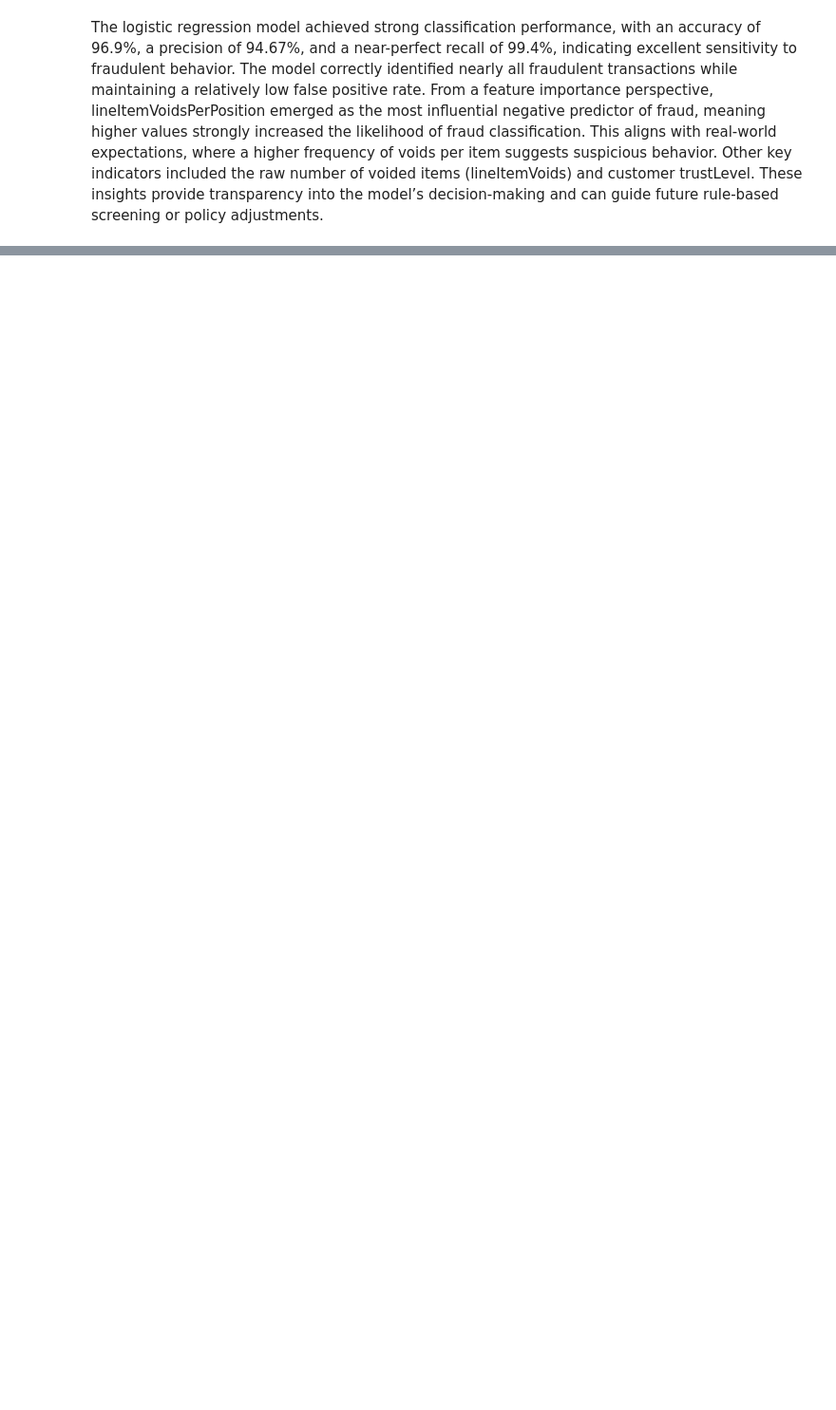
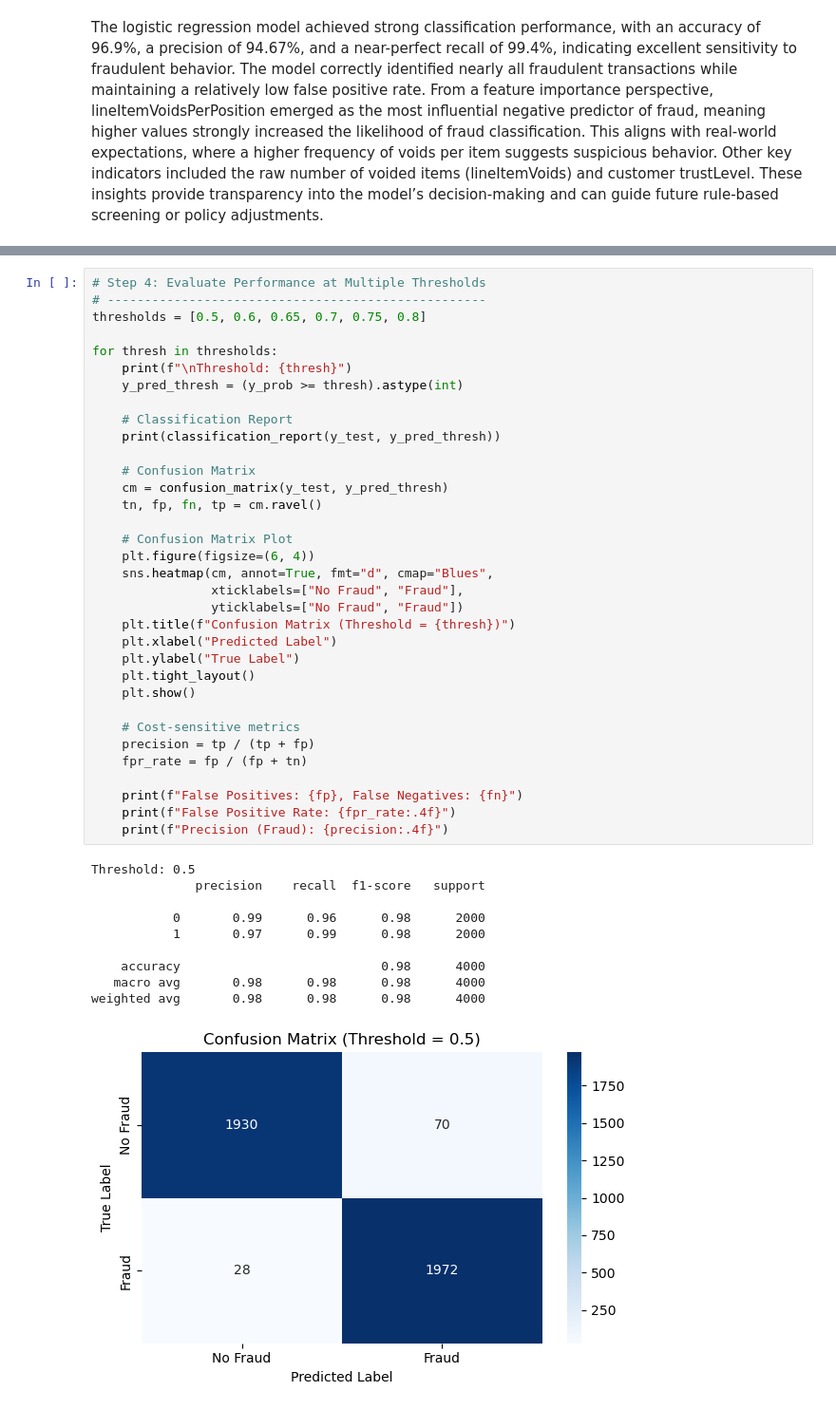
Before and after one commit to ryan1480/Analytics_Project, a Jupyter notebook: Code/Logistic Regression Model.ipynb, the cells around one changed output, grey strips where cells are left out. Shown at 95% size. Saved outputs shown, nothing was run; the diff lists cells and outputs as text; blank space fills up the shorter version.

```diff
--- a/Code/Logistic Regression Model.ipynb
+++ b/Code/Logistic Regression Model.ipynb
@@ -301,0 +363,45 @@ weighted avg       0.97      0.97      0.97      4000
+# %%
+# Step 4: Evaluate Performance at Multiple Thresholds
+# ---------------------------------------------------
+thresholds = [0.5, 0.6, 0.65, 0.7, 0.75, 0.8]
+
+for thresh in thresholds:
+    print(f"\nThreshold: {thresh}")
+    y_pred_thresh = (y_prob >= thresh).astype(int)
+
+    # Classification Report
+    print(classification_report(y_test, y_pred_thresh))
+
+    # Confusion Matrix
+    cm = confusion_matrix(y_test, y_pred_thresh)
+    tn, fp, fn, tp = cm.ravel()
+
+    # Confusion Matrix Plot
+    plt.figure(figsize=(6, 4))
+    sns.heatmap(cm, annot=True, fmt="d", cmap="Blues",
+                xticklabels=["No Fraud", "Fraud"],
+                yticklabels=["No Fraud", "Fraud"])
+    plt.title(f"Confusion Matrix (Threshold = {thresh})")
+    plt.xlabel("Predicted Label")
+    plt.ylabel("True Label")
+    plt.tight_layout()
+    plt.show()
+
+    # Cost-sensitive metrics
+    precision = tp / (tp + fp)
+    fpr_rate = fp / (fp + tn)
+
+    print(f"False Positives: {fp}, False Negatives: {fn}")
+    print(f"False Positive Rate: {fpr_rate:.4f}")
+    print(f"Precision (Fraud): {precision:.4f}")
+# %% [output]
+Threshold: 0.5
+              precision    recall  f1-score   support
+
+           0       0.99      0.96      0.98      2000
+           1       0.97      0.99      0.98      2000
+
+    accuracy                           0.98      4000
+   macro avg       0.98      0.98      0.98      4000
+weighted avg       0.98      0.98      0.98      4000
+[figure, added]
```
Also changed, not shown: parts of 8 cells of this notebook.
